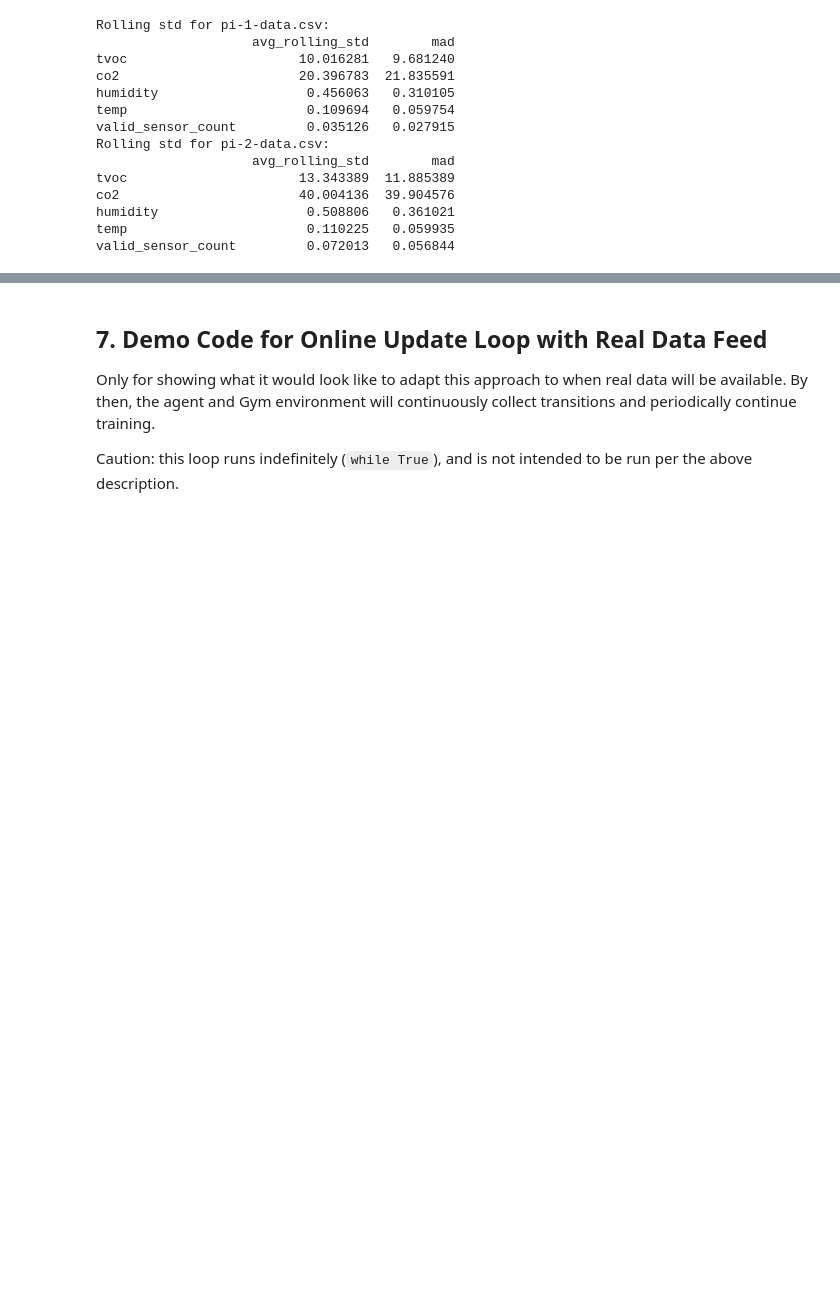
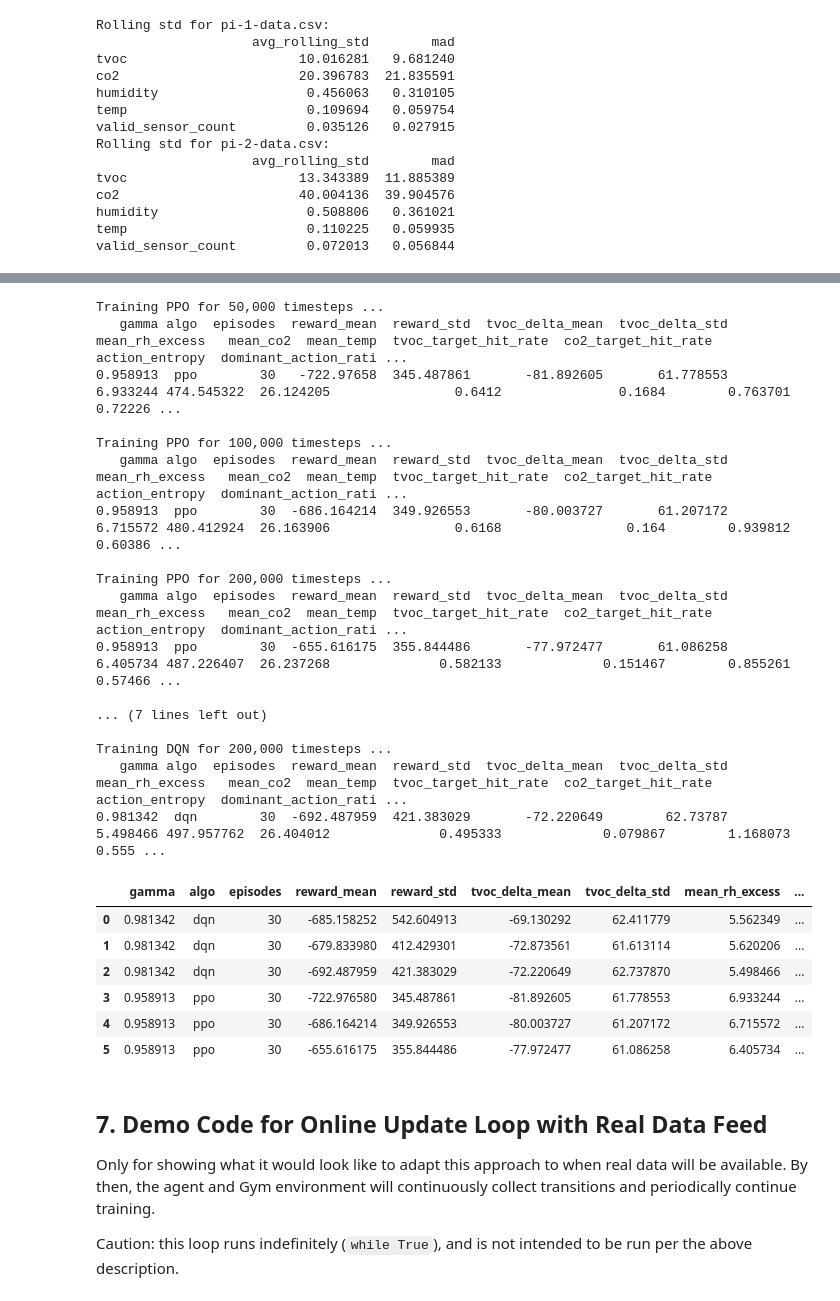
Before and after one commit to cdf144/iot-farm-deodorization, a Jupyter notebook: main.ipynb, the cells around one changed output, grey strips where cells are left out. Drawn from its saved outputs; the diff is of its cells as text; code cells hidden in the pictures; blank space fills up the shorter version.

```diff
--- a/main.ipynb
+++ b/main.ipynb
@@ -1367,0 +1761,13 @@ compare_df.sort_values("timesteps")
+# %%
+algorithms_to_run = ("ppo", "dqn")
+best_params_by_algo: dict[str, dict] = {}
+
+for algo in algorithms_to_run:
+    print(f"\nTuning {algo.upper()} ...")
+    best_params = tune_hyperparams(algo, sim, RUN_CFG)
+    best_params_by_algo[algo] = best_params
+    print(f"Best {algo.upper()} params:\n{best_params}")
+
+print("Summarize of best hyperparameters found:")
+for algo, params in best_params_by_algo.items():
+    print(f"{algo.upper()}: {params}")
@@ -1368,3 +1788,53 @@ compare_df.sort_values("timesteps")
+# %%
+all_rows: list[pd.DataFrame] = []
+
+for algo in algorithms_to_run:
+    best_params = best_params_by_algo[algo]
+    gamma = float(best_params.get("gamma", 0.99))
+    env_cfg = make_env_cfg(sim, gamma=gamma)
+
+    for budget in RUN_CFG.budgets:
+        print(f"\nTraining {algo.upper()} for {budget:,} timesteps ...")
+        _, metrics = train_one_budget(
+            algo=algo,
+            base_sim=sim,
+            env_cfg=env_cfg,
+            params=best_params,
+            total_timesteps=budget,
+            run_cfg=RUN_CFG,
+        )
+        metrics.insert(0, "gamma", gamma)
+        all_rows.append(metrics)
+        print(metrics.to_string(index=False))
+
+results_df = pd.concat(all_rows, ignore_index=True)
+results_df = results_df.sort_values(["algo", "timesteps"]).reset_index(drop=True)
+results_df
+# %% [output]
+Training PPO for 50,000 timesteps ...
+   gamma algo  episodes  reward_mean  reward_std  tvoc_delta_mean  tvoc_delta_std  mean_rh_excess   mean_co2  mean_temp  tvoc_target_hit_rate  co2_target_hit_rate  action_entropy  dominant_action_rati ...
+0.958913  ppo        30   -722.97658  345.487861       -81.892605       61.778553        6.933244 474.545322  26.124205                0.6412               0.1684        0.763701               0.72226 ...
+
+Training PPO for 100,000 timesteps ...
+   gamma algo  episodes  reward_mean  reward_std  tvoc_delta_mean  tvoc_delta_std  mean_rh_excess   mean_co2  mean_temp  tvoc_target_hit_rate  co2_target_hit_rate  action_entropy  dominant_action_rati ...
+0.958913  ppo        30  -686.164214  349.926553       -80.003727       61.207172        6.715572 480.412924  26.163906                0.6168                0.164        0.939812               0.60386 ...
+
+Training PPO for 200,000 timesteps ...
+   gamma algo  episodes  reward_mean  reward_std  tvoc_delta_mean  tvoc_delta_std  mean_rh_excess   mean_co2  mean_temp  tvoc_target_hit_rate  co2_target_hit_rate  action_entropy  dominant_action_rati ...
+0.958913  ppo        30  -655.616175  355.844486       -77.972477       61.086258        6.405734 487.226407  26.237268              0.582133             0.151467        0.855261               0.57466 ...
+
+... (7 lines left out)
+
+Training DQN for 200,000 timesteps ...
+   gamma algo  episodes  reward_mean  reward_std  tvoc_delta_mean  tvoc_delta_std  mean_rh_excess   mean_co2  mean_temp  tvoc_target_hit_rate  co2_target_hit_rate  action_entropy  dominant_action_rati ...
+0.981342  dqn        30  -692.487959  421.383029       -72.220649        62.73787        5.498466 497.957762  26.404012              0.495333             0.079867        1.168073                 0.555 ...
+|  | gamma | algo | episodes | reward_mean | reward_std | tvoc_delta_mean | tvoc_delta_std | mean_rh_excess | ... |
+| 0 | 0.981342 | dqn | 30 | -685.158252 | 542.604913 | -69.130292 | 62.411779 | 5.562349 | ... |
+| 1 | 0.981342 | dqn | 30 | -679.833980 | 412.429301 | -72.873561 | 61.613114 | 5.620206 | ... |
+| 2 | 0.981342 | dqn | 30 | -692.487959 | 421.383029 | -72.220649 | 62.737870 | 5.498466 | ... |
+| 3 | 0.958913 | ppo | 30 | -722.976580 | 345.487861 | -81.892605 | 61.778553 | 6.933244 | ... |
+| 4 | 0.958913 | ppo | 30 | -686.164214 | 349.926553 | -80.003727 | 61.207172 | 6.715572 | ... |
+| 5 | 0.958913 | ppo | 30 | -655.616175 | 355.844486 | -77.972477 | 61.086258 | 6.405734 | ... |
 # %% [markdown]
 ## 7. Demo Code for Online Update Loop with Real Data Feed
 
```
Also changed, not shown: parts of 21 cells of this notebook, 1 other file.
